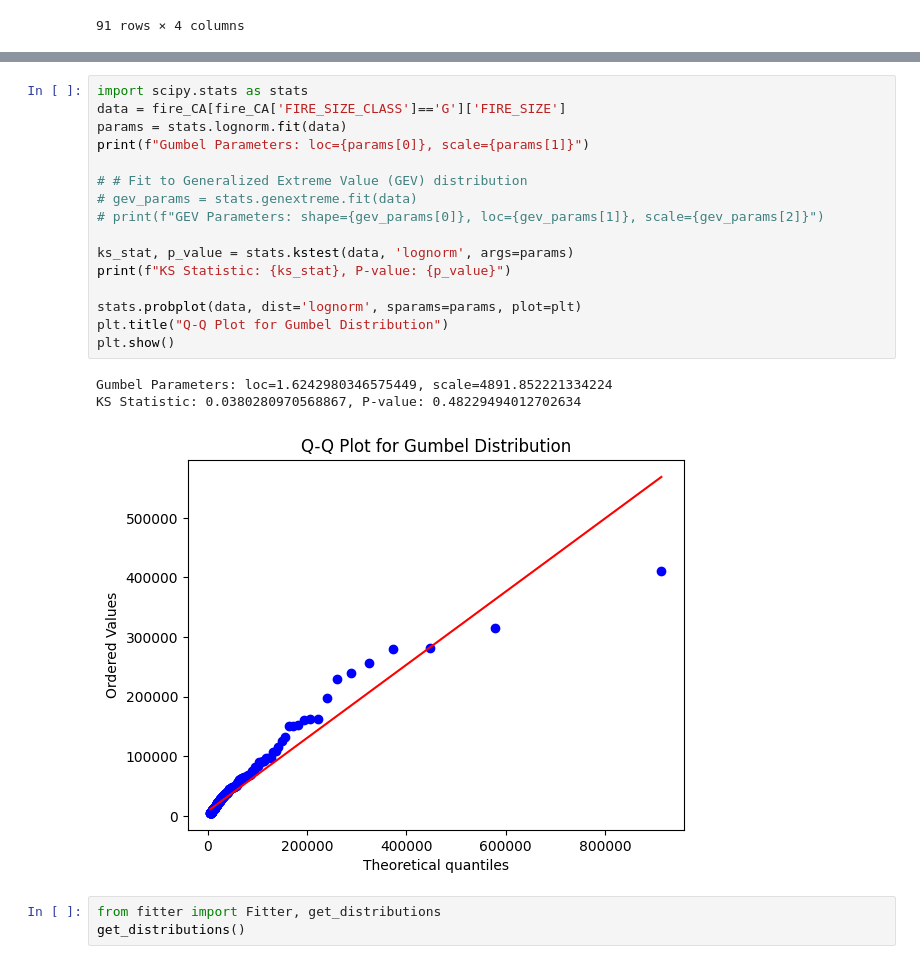
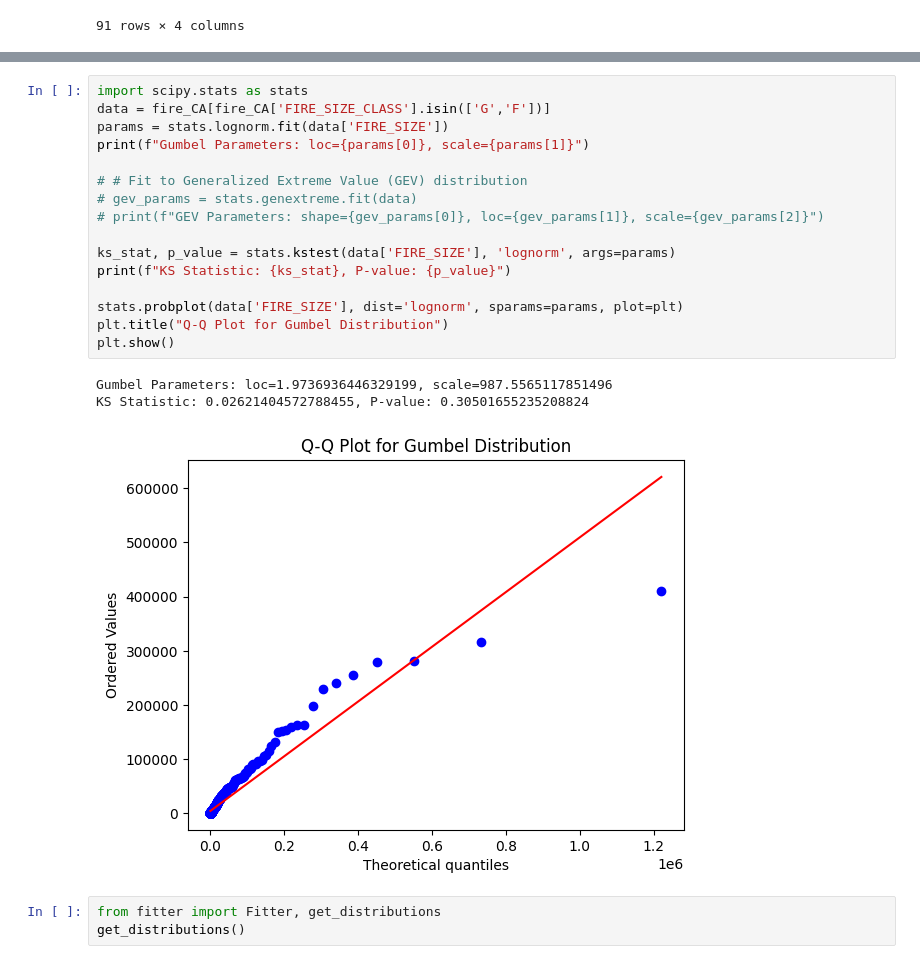
Before and after one commit to pranjaliborse2/Wildfire-Risk-Assessment, a Jupyter notebook: Wildfire.ipynb, the cells around one changed output, grey strips where cells are left out. Cells and saved outputs as stored; diff of their text form.

```diff
--- a/Wildfire.ipynb
+++ b/Wildfire.ipynb
@@ -172,24 +171,24 @@ fire_CA.groupby('FIRE_SIZE_CLASS')['FIRE_SIZE'].get_group(('G')).plot(kind='dens
 [figure]
 # %%
 import scipy.stats as stats
-data = fire_CA[fire_CA['FIRE_SIZE_CLASS']=='G']['FIRE_SIZE']
-params = stats.lognorm.fit(data)
+data = fire_CA[fire_CA['FIRE_SIZE_CLASS'].isin(['G','F'])]
+params = stats.lognorm.fit(data['FIRE_SIZE'])
 print(f"Gumbel Parameters: loc={params[0]}, scale={params[1]}")
 
 # # Fit to Generalized Extreme Value (GEV) distribution
 # gev_params = stats.genextreme.fit(data)
 # print(f"GEV Parameters: shape={gev_params[0]}, loc={gev_params[1]}, scale={gev_params[2]}")
 
-ks_stat, p_value = stats.kstest(data, 'lognorm', args=params)
+ks_stat, p_value = stats.kstest(data['FIRE_SIZE'], 'lognorm', args=params)
 print(f"KS Statistic: {ks_stat}, P-value: {p_value}")
 
-stats.probplot(data, dist='lognorm', sparams=params, plot=plt)
+stats.probplot(data['FIRE_SIZE'], dist='lognorm', sparams=params, plot=plt)
 plt.title("Q-Q Plot for Gumbel Distribution")
 plt.show()
 # %% [output]
-Gumbel Parameters: loc=1.6242980346575449, scale=4891.852221334224
-KS Statistic: 0.0380280970568867, P-value: 0.48229494012702634
+Gumbel Parameters: loc=1.9736936446329199, scale=987.5565117851496
+KS Statistic: 0.02621404572788455, P-value: 0.30501655235208824
-[figure, old version]
+[figure, new version]
 # %%
 from fitter import Fitter, get_distributions
 get_distributions()
```
Also changed, not shown: parts of 19 cells of this notebook.
